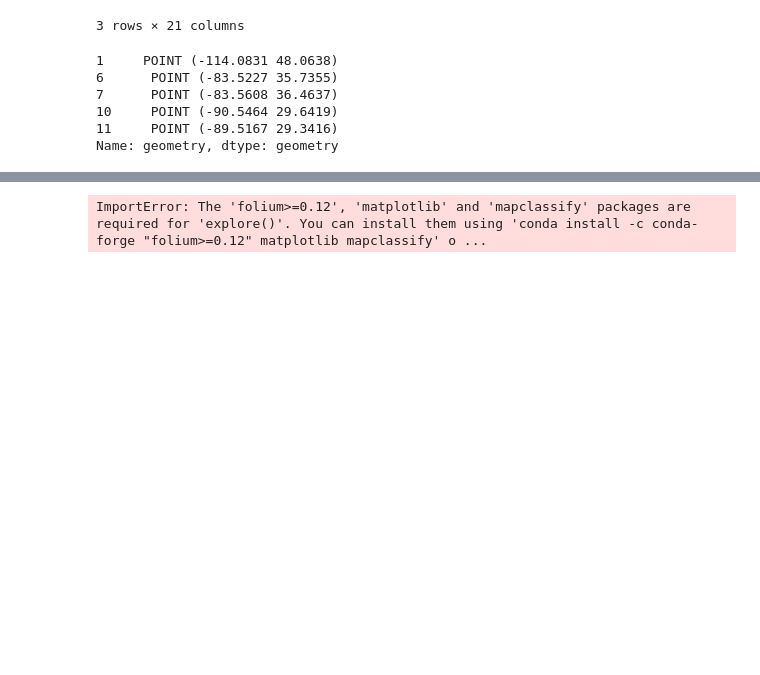
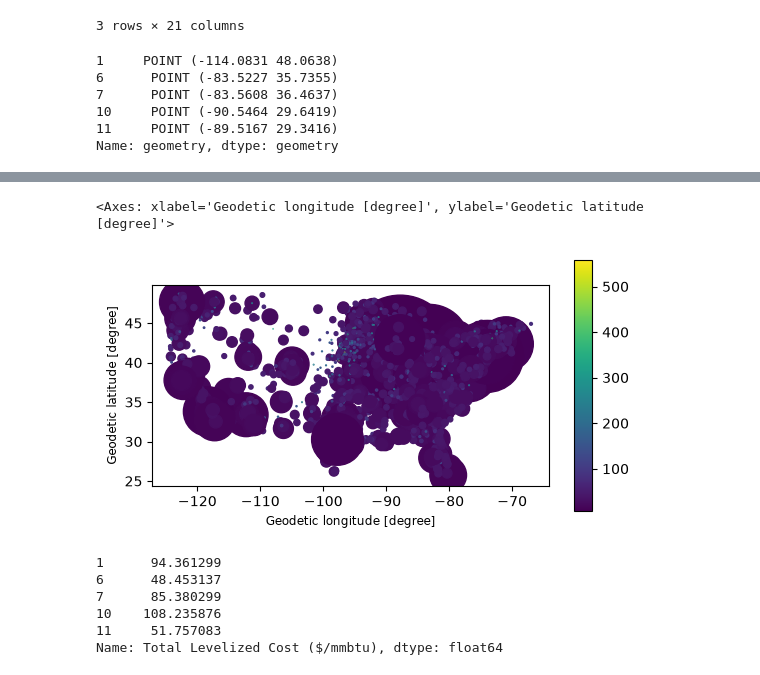
Before and after one commit to JJE-10/biogas-upgrading-project, a Jupyter notebook: sorting_ad_cwns.ipynb, the cells around one changed output, grey strips where cells are left out. Saved outputs shown, nothing was run; the diff lists cells and outputs as text; code cells hidden in the pictures; blank space fills up the shorter version.

```diff
--- a/sorting_ad_cwns.ipynb
+++ b/sorting_ad_cwns.ipynb
@@ -193,4 +199,19 @@ gdf.plot(column="capacity_m3_h",markersize=gdf["Total Levelized Cost ($/mmbtu)"]
 # %%
-gdf.explore(column="capacity_m3_h")
+gdf.plot(
+    column="Total Levelized Cost ($/mmbtu)",
+    markersize=gdf["capacity_m3_h"]/1,
+    cmap="viridis",
+    legend=True
+)
 # %% [output]
-ImportError: The 'folium>=0.12', 'matplotlib' and 'mapclassify' packages are required for 'explore()'. You can install them using 'conda install -c conda-forge "folium>=0.12" matplotlib mapclassify' o ...
+<Axes: xlabel='Geodetic longitude [degree]', ylabel='Geodetic latitude [degree]'>
+[figure, added]
+# %%
+df["Total Levelized Cost ($/mmbtu)"].head()
+# %% [output]
+1      94.361299
+6      48.453137
+7      85.380299
+10    108.235876
+11     51.757083
+Name: Total Levelized Cost ($/mmbtu), dtype: float64
```
Also changed, not shown: parts of 1 cell of this notebook.
